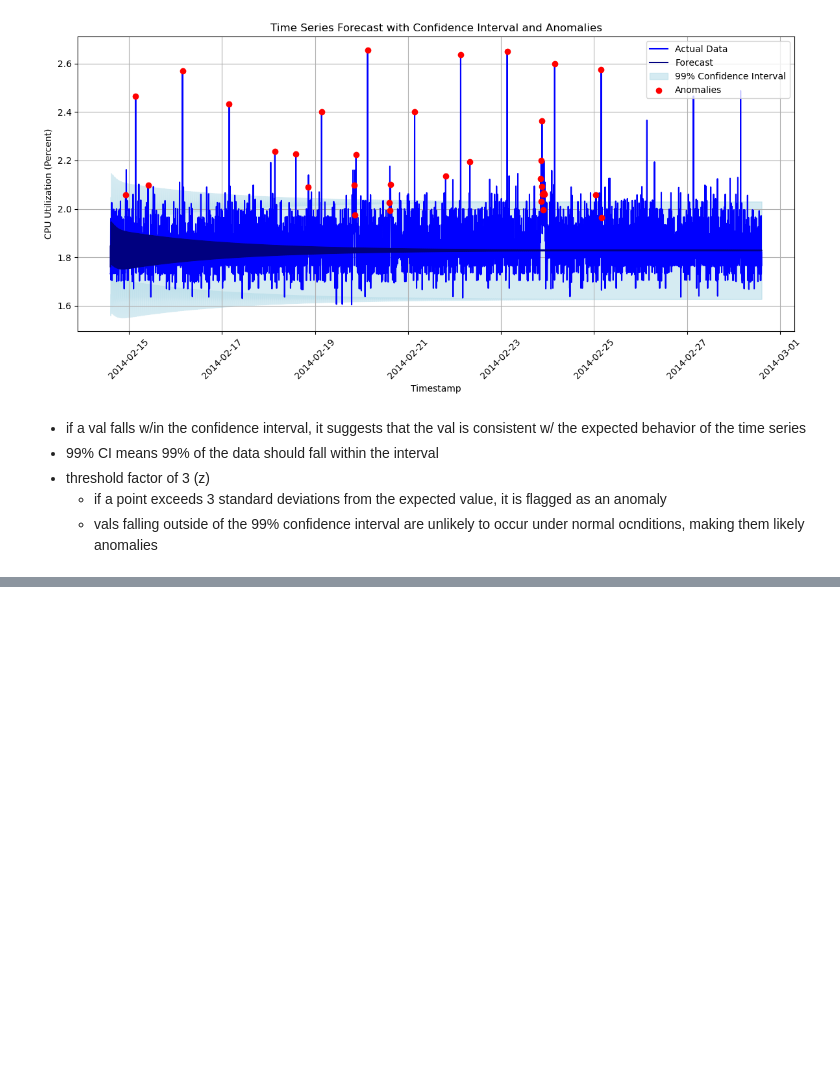
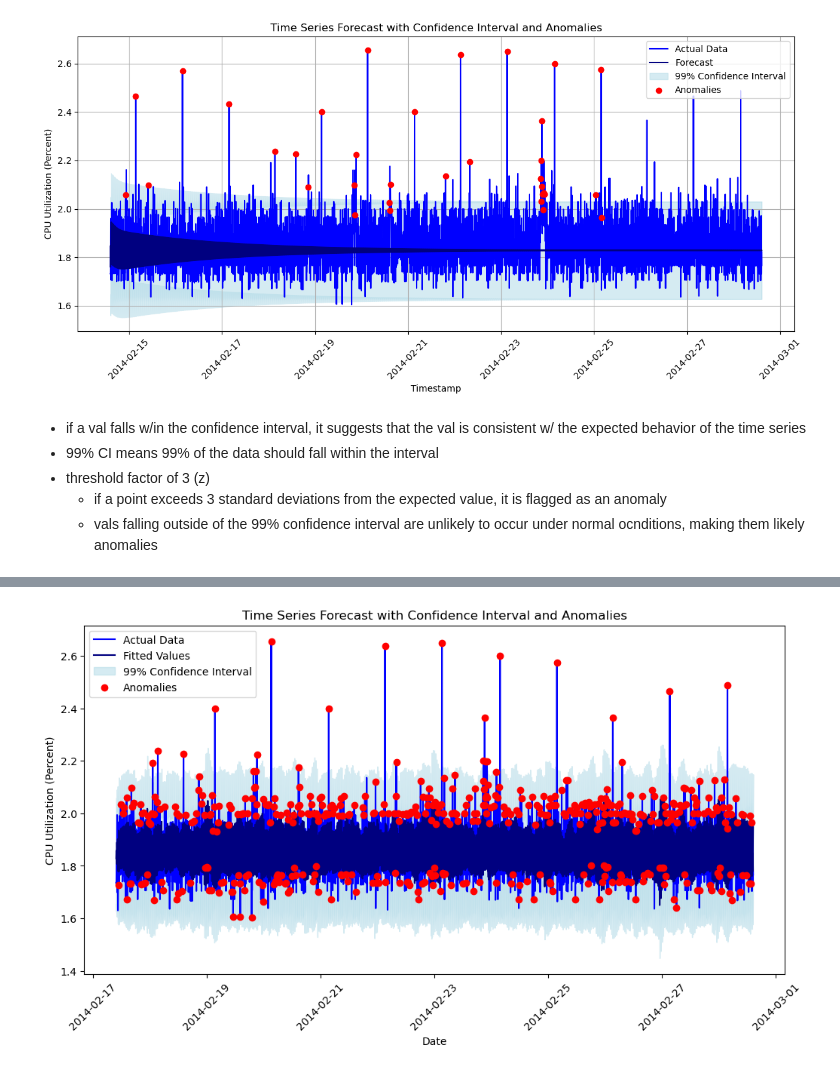
Before and after one commit to harrisvben/arima_ddos_detection, a Jupyter notebook: SCRIPTS/arima-notes-and-testing.ipynb, the cells around one changed output, grey strips where cells are left out. Saved outputs shown, nothing was run; the diff lists cells and outputs as text; code cells hidden in the pictures; blank space fills up the shorter version.

```diff
--- a/SCRIPTS/arima-notes-and-testing.ipynb
+++ b/SCRIPTS/arima-notes-and-testing.ipynb
@@ -340,0 +331,61 @@ ValueError: Can only compare identically-labeled Series objects
+# %%
+import matplotlib.dates as mdates
+# Extract residuals (errors between actual and predicted values)
+residuals = model_arima.resid  # Pandas Series
+
+# Calculate the standard deviation of residuals (the error term of the model)
+std_resid = np.std(residuals)
+
+# Get the fitted values for the in-sample period
+forecast_values = model_arima.fittedvalues.reset_index(drop=True)
+
+# Trim actual values to match the forecast length
+aligned_length = len(forecast_values)
+cpu_util_df = cpu_util_df.iloc[-aligned_length:].reset_index(drop=True)
+
+# Now, actual values and bounds should have the same length
+cpu_util_df["is_anomaly"] = (
+    (cpu_util_df["value"] > upper_bound) | (cpu_util_df["value"] < lower_bound)
+).astype(int)
+
+
+# Calculate confidence intervals for each forecasted value
+z_score = 2.576  # For 99% confidence interval
+upper_bound = forecast_values + (z_score * std_resid)  # Upper bound
+lower_bound = forecast_values - (z_score * std_resid)  # Lower bound
+
+# Reset index to ignore original labels to prevent comparison errors
+upper_bound = upper_bound.reset_index(drop=True)
+lower_bound = lower_bound.reset_index(drop=True)
+cpu_util_df["value"] = cpu_util_df["value"].reset_index(drop=True)
+
+
+
+
+# Now compare actual values with bounds to detect anomalies
+# cpu_util_df["is_anomaly"] = (
+#     (cpu_util_df["value"] > upper_bound) | (cpu_util_df["value"] < lower_bound)
+# ).astype(int)
+
+# Plot the forecasted values with the confidence intervals
+plt.figure(figsize=(12, 6))
+plt.plot(cpu_util_df['timestamp'], cpu_util_df['value'], label="Actual Data", color='blue')
+plt.plot(cpu_util_df['timestamp'], forecast_values, label="Fitted Values", color='navy')
+plt.fill_between(cpu_util_df['timestamp'], lower_bound, upper_bound, color='lightblue', alpha=0.5, label="99% Confidence Interval")
+
+# Mark anomalies
+anomalies = cpu_util_df[cpu_util_df["is_anomaly"] == 1]
+plt.scatter(anomalies['timestamp'], anomalies['value'], color='red', label="Anomalies", zorder=5)
+
+plt.xlabel("Date")
+plt.ylabel("CPU Utilization (Percent)")
+plt.title("Time Series Forecast with Confidence Interval and Anomalies")
+plt.legend()
+
+
+plt.xticks(rotation=45)
+# plt.grid(True)
+# plt.tight_layout()
+plt.show()
+# %% [output]
+[figure, added]
```
Also changed, not shown: parts of 3 cells of this notebook, 6 other files.
